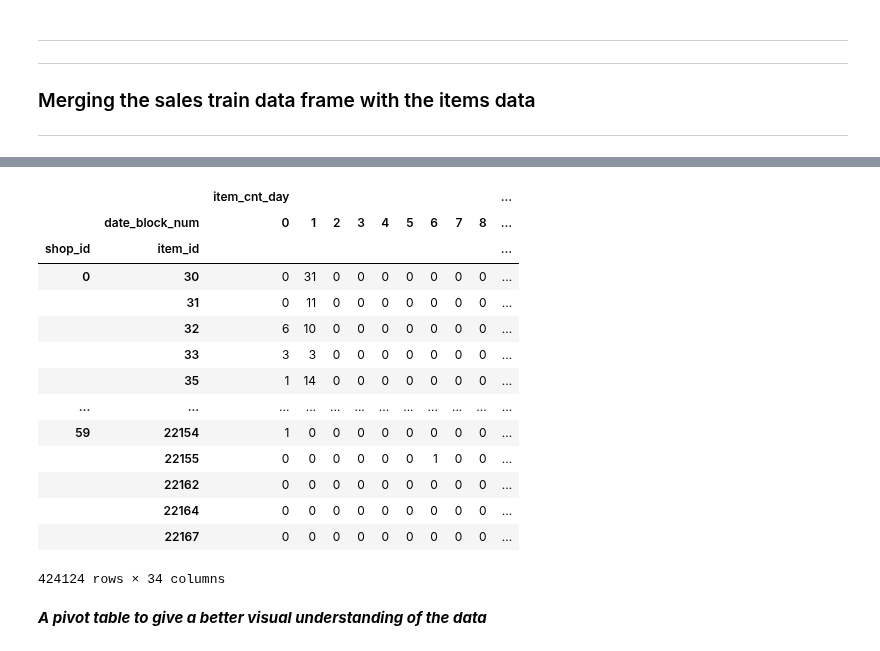
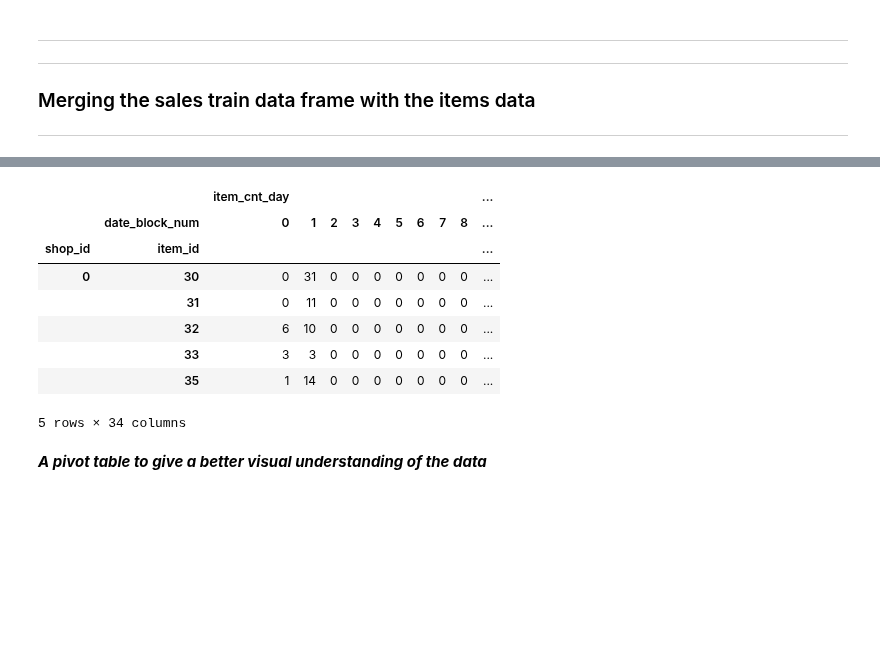
Before and after one commit to the-chiefdom/Predict_Future_Sales, a Jupyter notebook: Wrangling_Exploratory.ipynb, the cells around one changed output, grey strips where cells are left out. Drawn from its saved outputs; the diff is of its cells as text; code cells hidden in the pictures; blank space fills up the shorter version.

```diff
--- a/Wrangling_Exploratory.ipynb
+++ b/Wrangling_Exploratory.ipynb
@@ -133,25 +126,19 @@ train_df
 # %%
 train_df.pivot_table(index = ['shop_id','item_id'],
                      values = ['item_cnt_day'],
                      columns = ['date_block_num'],
                      fill_value = 0,
-                     aggfunc='sum')
+                     aggfunc='sum').head()
 # %% [output]
 |  |  | item_cnt_day |  |  |  |  |  |  |  |  | ... |
 |  | date_block_num | 0 | 1 | 2 | 3 | 4 | 5 | 6 | 7 | 8 | ... |
 | shop_id | item_id |  |  |  |  |  |  |  |  |  | ... |
 | 0 | 30 | 0 | 31 | 0 | 0 | 0 | 0 | 0 | 0 | 0 | ... |
 |  | 31 | 0 | 11 | 0 | 0 | 0 | 0 | 0 | 0 | 0 | ... |
 |  | 32 | 6 | 10 | 0 | 0 | 0 | 0 | 0 | 0 | 0 | ... |
 |  | 33 | 3 | 3 | 0 | 0 | 0 | 0 | 0 | 0 | 0 | ... |
 |  | 35 | 1 | 14 | 0 | 0 | 0 | 0 | 0 | 0 | 0 | ... |
-| ... | ... | ... | ... | ... | ... | ... | ... | ... | ... | ... | ... |
-| 59 | 22154 | 1 | 0 | 0 | 0 | 0 | 0 | 0 | 0 | 0 | ... |
-|  | 22155 | 0 | 0 | 0 | 0 | 0 | 0 | 1 | 0 | 0 | ... |
-|  | 22162 | 0 | 0 | 0 | 0 | 0 | 0 | 0 | 0 | 0 | ... |
-|  | 22164 | 0 | 0 | 0 | 0 | 0 | 0 | 0 | 0 | 0 | ... |
-|  | 22167 | 0 | 0 | 0 | 0 | 0 | 0 | 0 | 0 | 0 | ... |
-424124 rows × 34 columns
+5 rows × 34 columns
 # %% [markdown]
 ***A pivot table to give a better visual understanding of the data***
 # %% [markdown]
```
Also changed, not shown: parts of 12 cells of this notebook.
